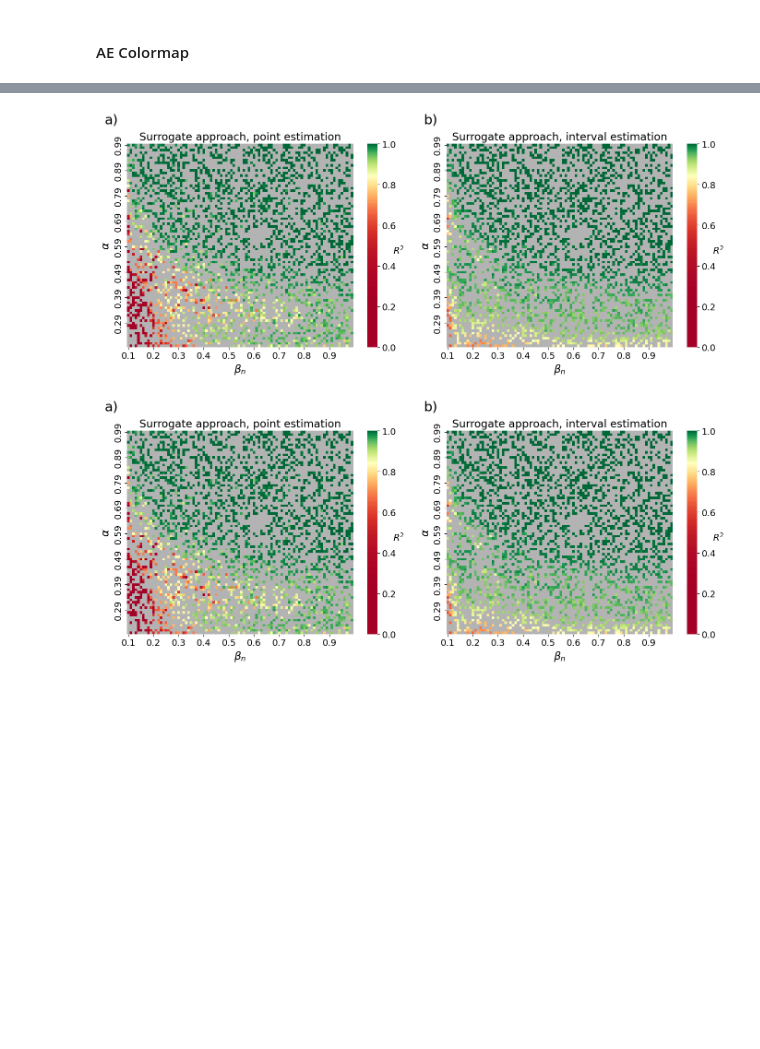
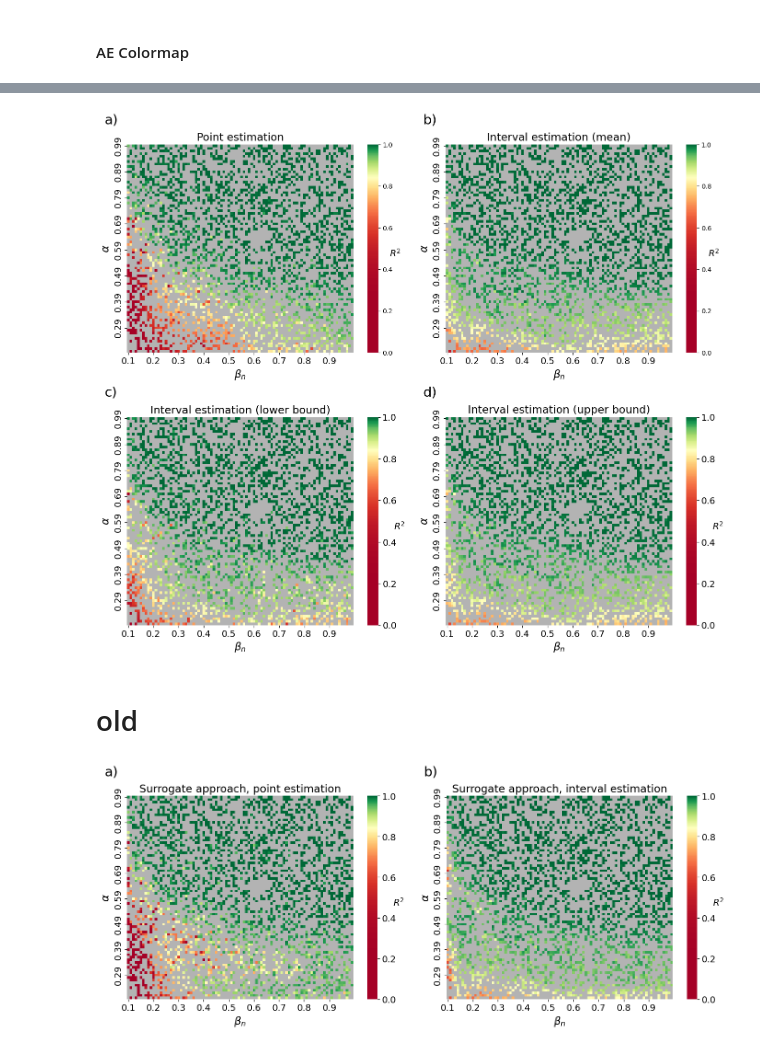
Before and after one commit to Mpkosh/hybrid_surrogate, a Jupyter notebook: notebooks/autoencoder_network_model.ipynb, the cells around one changed output, grey strips where cells are left out. Cells and saved outputs as stored; diff of their text form; code cells hidden in the pictures; blank space fills up the shorter version.

```diff
--- a/notebooks/autoencoder_network_model.ipynb
+++ b/notebooks/autoencoder_network_model.ipynb
@@ -28,7 +28,9 @@ sys.path.append(os.path.dirname(os.getcwd()))
 from source.autoencoder import VariationalAutoencoder, Autoencoder
 # %%
 network_type = 'ba' # ba for Barabasi-Albert network, sw for small world network
-df = pd.read_csv(r'../data/{}-network-100k_dataset.csv'.format(network_type), index_col=0)
+df = pd.read_csv(r'../data/data_ba_100000.csv', index_col=0
+                ).reset_index(drop=True).iloc[::10]
+df.rename(columns={'init_rec_frac':'alpha'},inplace=True)
 tmax = df.values.shape[1] - 5 # number of simulation days
 # 5 - number of parameters of the network model
 df['ts'] = df[[str(day_index) for day_index in range(tmax)]].values.tolist()
@@ -767,8 +685,18 @@ y_test = y.loc[X_test.index].values
 X_train, X_test = X_train.values, X_test.values
 # %%
 R2_test = []
+R2_mean = []
+R2_min = []
+R2_high = []
+
 for index, params in enumerate(X_test):
     prediction = predict(ae, params)
     R2_test.append(r2_score(prediction, y_test[index]))
-np.mean(R2_test)
+    R2_mean.append(r2_score(prediction[:tmax], y_test[index][:tmax]))
+    R2_min.append(r2_score(prediction[tmax:tmax*2],
+                           y_test[index][tmax:tmax*2]))
+    R2_high.append(r2_score(prediction[tmax*2:tmax*3],
+                            y_test[index][tmax*2:tmax*3]))
+
+np.mean(R2_test),np.mean(R2_mean),np.mean(R2_min),np.mean(R2_high)
 # %% [output]
@@ -797,13 +766,12 @@ import seaborn as sns
 # %%
 fontsize = 14
-fig, axes = plt.subplots(1, 2, figsize=(14, 6))
+fig, axes = plt.subplots(2, 2, figsize=(14, 12))
 ax=axes.flatten()
 
-n = ['a)','b)'][::-1]
+n = ['a)','b)','c)','d)'][::-1]
 
 
 cmap = nonlinear_cmap
-
 
 ax_1 = sns.heatmap(dd.sort_index(level=1, ascending=False),
                    cmap=cmap, ax=ax[0], #norm=norm,
@@ -813,44 +781,63 @@ ax_1 = sns.heatmap(dd.sort_index(level=1, ascending=False),
                    vmin=0, vmax=1,
                   xticklabels = 10, yticklabels=10,
                   linewidths=0.0, rasterized=True,)
-ax_1.set_title('Surrogate approach, point estimation',
+ax_1.set_title('Point estimation',
                fontsize=1.2*fontsize)
-
 colorbar = ax_1.collections[0].colorbar
 
-ax_2 = sns.heatmap(dd2.sort_index(level=1, ascending=False),
+ax_2 = sns.heatmap(dd2_mean.sort_index(level=1, ascending=False),
                    cmap=cmap, ax=ax[1], #norm=norm,
                    cbar_kws={'extendfrac': .1},
                    vmin=0, vmax=1,
                   xticklabels = 10, yticklabels=10,
                   linewidths=0.0, rasterized=True,)
-ax_2.set_title('Surrogate approach, interval estimation',
+ax_2.set_title('Interval estimation (mean)',
                fontsize=1.2*fontsize)
-
 colorbar = ax_2.collections[0].colorbar
 
+ax_3 = sns.heatmap(dd2_min.sort_index(level=1, ascending=False),
+                   cmap=cmap, ax=ax[2], #norm=norm,
+                   cbar_kws={'extendfrac': .1},
+                   vmin=0, vmax=1,
+                  xticklabels = 10, yticklabels=10,
+                  linewidths=0.0, rasterized=True,)
+ax_3.set_title('Interval estimation (lower bound)',
+               fontsize=1.2*fontsize)
+colorbar = ax_3.collections[0].colorbar
 
-for ax_i in [ax_1, ax_2]:
+ax_4 = sns.heatmap(dd2_high.sort_index(level=1, ascending=False),
+                   cmap=cmap, ax=ax[3], #norm=norm,
+                   cbar_kws={'extendfrac': .1},
+                   vmin=0, vmax=1,
+                  xticklabels = 10, yticklabels=10,
+                  linewidths=0.0, rasterized=True,)
+ax_4.set_title('Interval estimation (upper bound)',
+               fontsize=1.2*fontsize)
+colorbar = ax_4.collections[0].colorbar
+
+for ax_i in [ax_1, ax_2,ax_3, ax_4]:
     ax_i.text(-0.1, 1.1, n.pop(),
               transform=ax_i.transAxes, size=1.5*fontsize)
     ax_i.collections[0].cmap.set_bad('0.7')
     ax_i.set_xlabel(r'$\beta_n$', fontsize=1.2*fontsize)
     ax_i.set_ylabel(r'$\alpha$', fontsize=1.2*fontsize)
     ax_i.tick_params(axis='both', which='major', labelsize=fontsize)
     cbar = ax_i.collections[0].colorbar
     cbar.set_label(r'$R^2$', rotation=0, size=fontsize)
 
 for i in [-1,-2]:
     ax_1.figure.axes[i].tick_params(labelsize=fontsize)
 
 #ax_1.figure.axes[-1].set_ylabel(r'$R^2$', size=fontsize)
 #ax_1.figure.axes[-2].set_ylabel(r'$R^2$', size=fontsize)
 
 plt.tight_layout()
 fig.savefig(r'../figures/ae_colormap_n.png', dpi=600, bbox_inches='tight')
 fig.savefig(r'../figures/ae_colormap_n.pdf', dpi=600, bbox_inches='tight')
 # %% [output]
-[figure, old version]
+[figure, new version]
+# %% [markdown]
+# old
 # %%
 fontsize = 14
 fig, axes = plt.subplots(1, 2, figsize=(14, 6))
```
Also changed, not shown: parts of 24 cells of this notebook, 43 other files.
